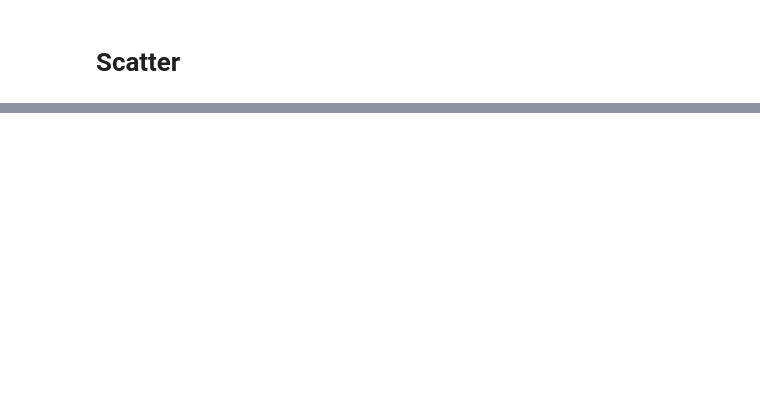
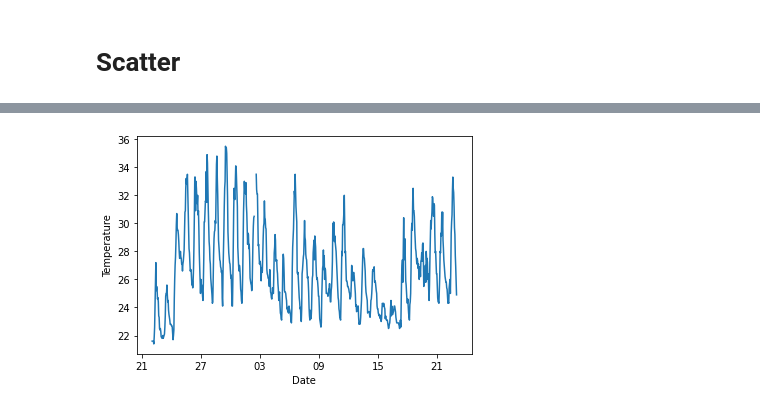
Before and after one commit to yusukeh0710/notebook, a Jupyter notebook: matplotlib.ipynb, the cells around one changed output, grey strips where cells are left out. Cells and saved outputs as stored; diff of their text form; code cells hidden in the pictures; blank space fills up the shorter version.

```diff
--- a/matplotlib.ipynb
+++ b/matplotlib.ipynb
@@ -134,0 +182,6 @@ plt.plot(x, y3, color='gray')
+# %%
+plot()
+plt.gca().xaxis.set_major_formatter(mdates.DateFormatter('%d'))
+plt.gca().xaxis.set_major_locator(mdates.DayLocator(interval=6))
+# %% [output]
+[figure, added]
```
Also changed, not shown: parts of 21 cells of this notebook, 2 other files.
